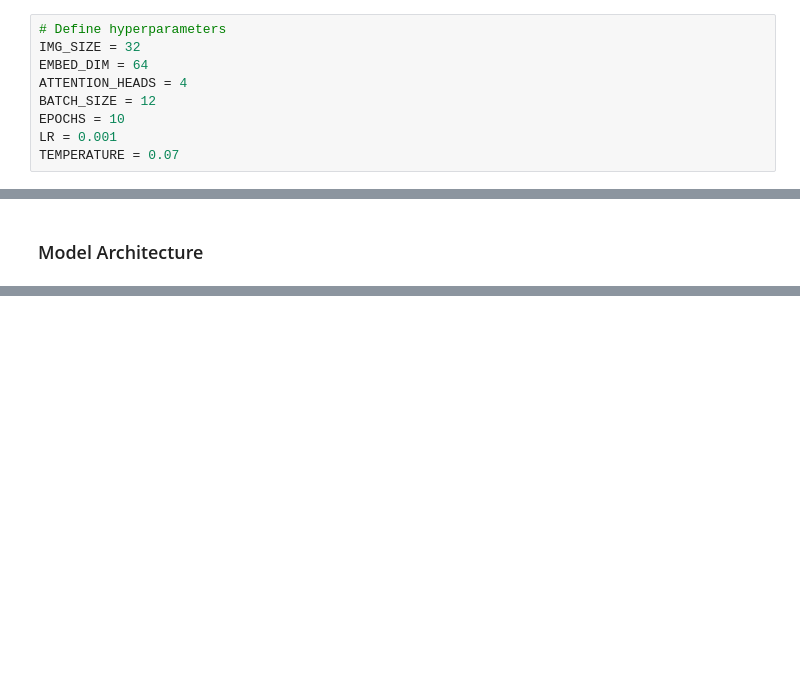
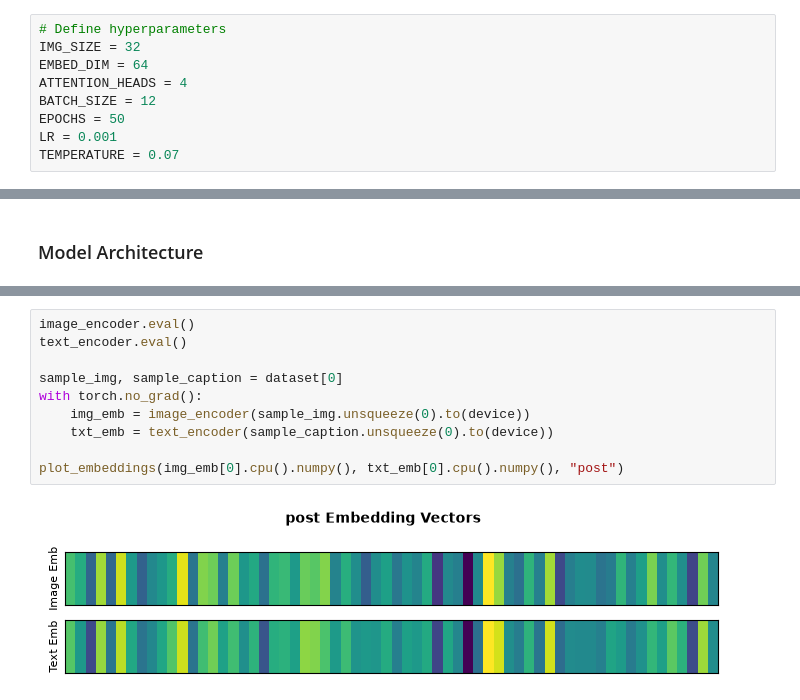
Before and after one commit to limon9690/VLM-reliability, a Jupyter notebook: notebooks/03_nanovlm.ipynb, the cells around one changed output, grey strips where cells are left out. Cells and saved outputs as stored; diff of their text form; blank space fills up the shorter version.

```diff
--- a/notebooks/03_nanovlm.ipynb
+++ b/notebooks/03_nanovlm.ipynb
@@ -19,7 +19,7 @@ IMG_SIZE = 32
 EMBED_DIM = 64
 ATTENTION_HEADS = 4
 BATCH_SIZE = 12
-EPOCHS = 10
+EPOCHS = 50
 LR = 0.001
 TEMPERATURE = 0.07
 # %% [markdown]
@@ -227,0 +395,12 @@ class TextEncoder(nn.Module):
+# %%
+image_encoder.eval()
+text_encoder.eval()
+
+sample_img, sample_caption = dataset[0]
+with torch.no_grad():
+    img_emb = image_encoder(sample_img.unsqueeze(0).to(device))
+    txt_emb = text_encoder(sample_caption.unsqueeze(0).to(device))
+
+plot_embeddings(img_emb[0].cpu().numpy(), txt_emb[0].cpu().numpy(), "post")
+# %% [output]
+[figure, added]
```
Also changed, not shown: parts of 12 cells of this notebook.
